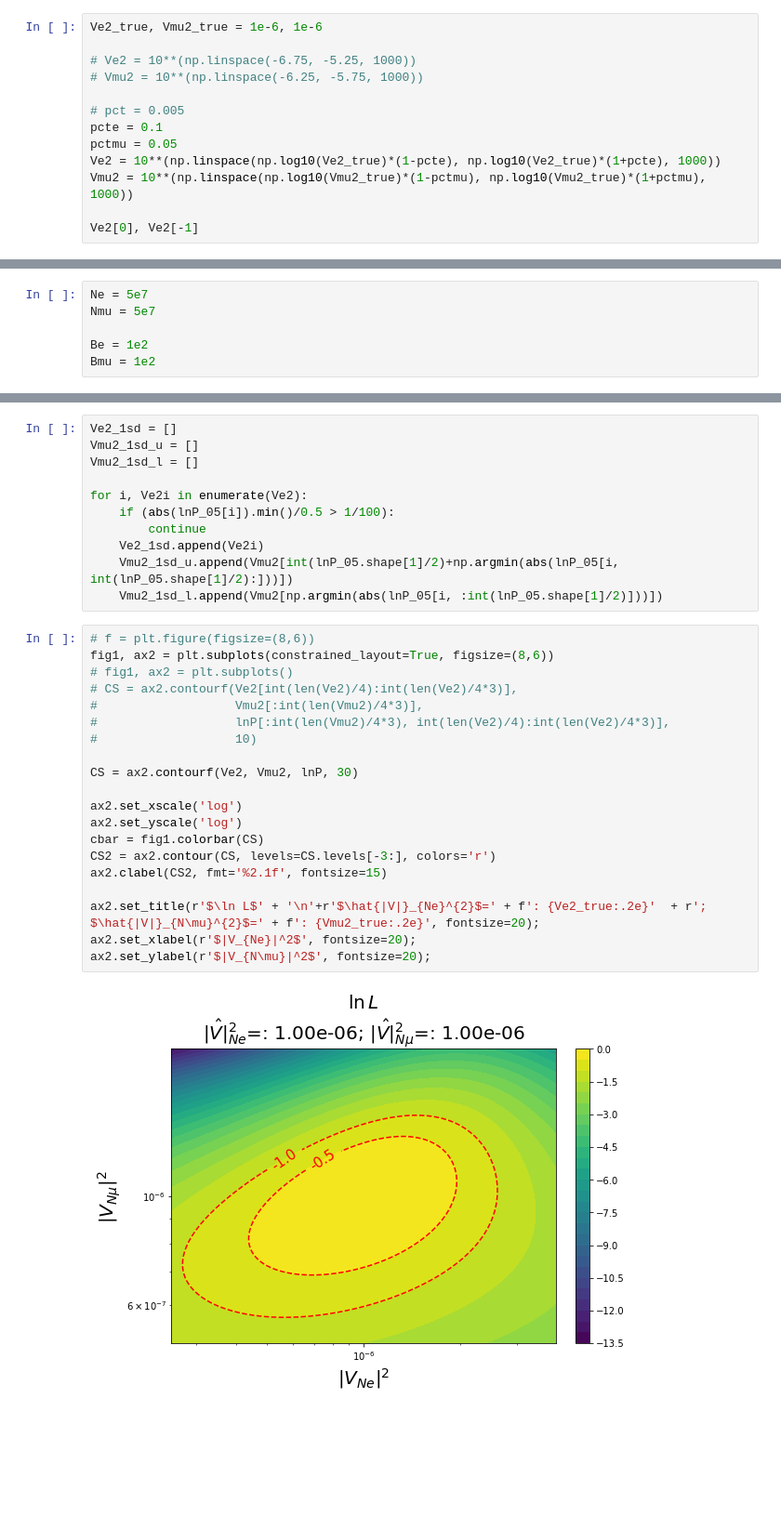
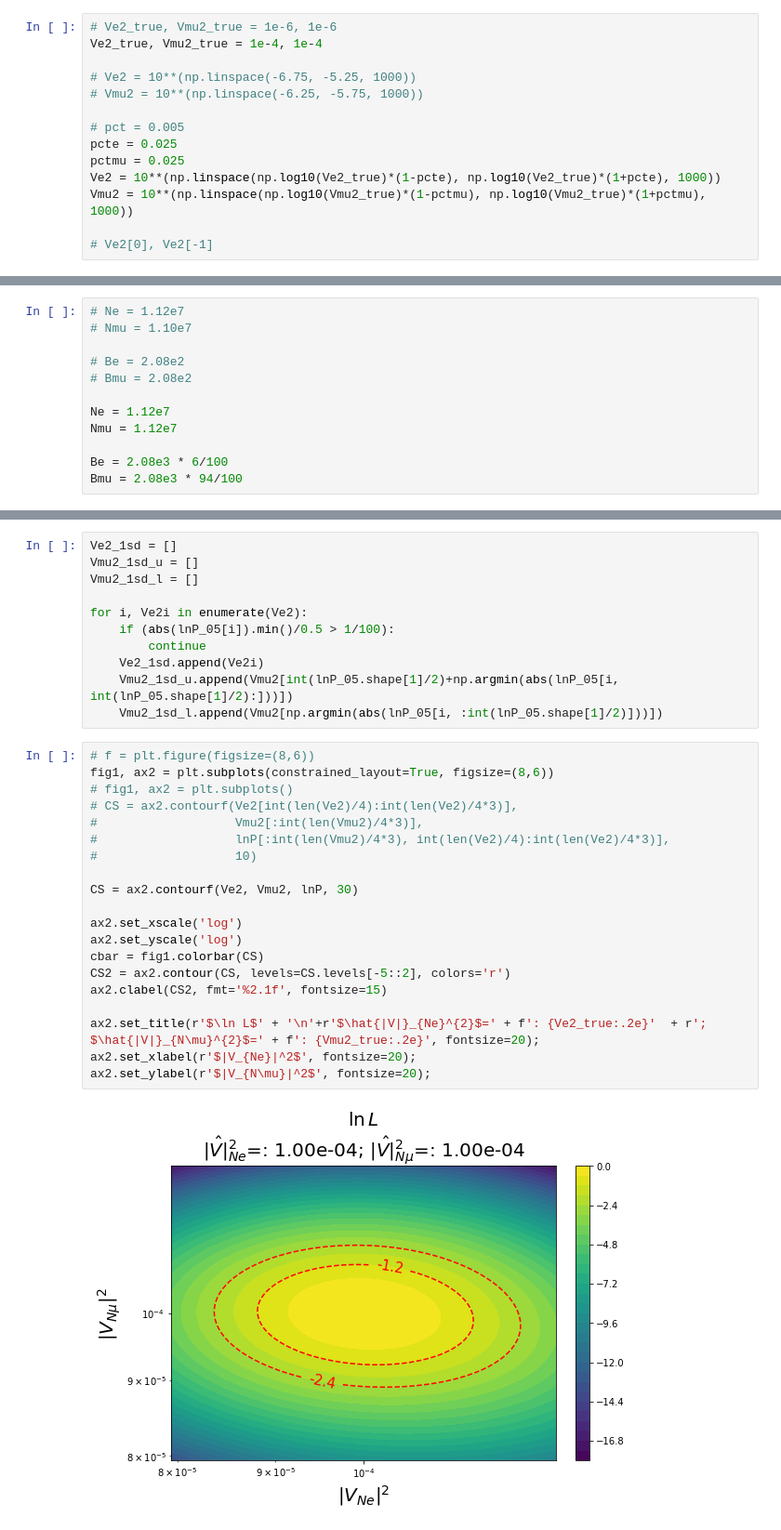
Before and after one commit to arock1/HNL_MuonCollider, a Jupyter notebook: N_ljj/python/Untitled.ipynb, the cells around one changed output, grey strips where cells are left out. Shown: that part at 93% size. Saved outputs shown, nothing was run; the diff lists cells and outputs as text; blank space fills up the shorter version.

```diff
--- a/N_ljj/python/Untitled.ipynb
+++ b/N_ljj/python/Untitled.ipynb
@@ -2,15 +2,16 @@
 import numpy as np
 import matplotlib.pyplot as plt
 # %%
-Ve2_true, Vmu2_true = 1e-6, 1e-6
+# Ve2_true, Vmu2_true = 1e-6, 1e-6
+Ve2_true, Vmu2_true = 1e-4, 1e-4
 
 # Ve2 = 10**(np.linspace(-6.75, -5.25, 1000))
 # Vmu2 = 10**(np.linspace(-6.25, -5.75, 1000))
 
 # pct = 0.005
-pcte = 0.1
-pctmu = 0.05
+pcte = 0.025
+pctmu = 0.025
 Ve2 = 10**(np.linspace(np.log10(Ve2_true)*(1-pcte), np.log10(Ve2_true)*(1+pcte), 1000))
 Vmu2 = 10**(np.linspace(np.log10(Vmu2_true)*(1-pctmu), np.log10(Vmu2_true)*(1+pctmu), 1000))
 
-Ve2[0], Ve2[-1]
+# Ve2[0], Ve2[-1]
@@ -19,9 +18,15 @@ Ve2[0], Ve2[-1]
 # %%
-Ne = 5e7
-Nmu = 5e7
+# Ne = 1.12e7
+# Nmu = 1.10e7
 
-Be = 1e2
-Bmu = 1e2
+# Be = 2.08e2
+# Bmu = 2.08e2
+
+Ne = 1.12e7
+Nmu = 1.12e7
+
+Be = 2.08e3 * 6/100
+Bmu = 2.08e3 * 94/100
 # %%
 def cal_lnP(Ve2, Vmu2, Ve2_true, Vmu2_true, Ne, Be, Nmu, Bmu):
     lmbd_e = (Ve2 * Vmu2)/(Ve2 + Vmu2) * Ne + Be
@@ -69,22 +65,22 @@ for i, Ve2i in enumerate(Ve2):
 # %%
 # f = plt.figure(figsize=(8,6))
 fig1, ax2 = plt.subplots(constrained_layout=True, figsize=(8,6))
 # fig1, ax2 = plt.subplots()
 # CS = ax2.contourf(Ve2[int(len(Ve2)/4):int(len(Ve2)/4*3)],
 #                   Vmu2[:int(len(Vmu2)/4*3)],
 #                   lnP[:int(len(Vmu2)/4*3), int(len(Ve2)/4):int(len(Ve2)/4*3)],
 #                   10)
 
 CS = ax2.contourf(Ve2, Vmu2, lnP, 30)
 
 ax2.set_xscale('log')
 ax2.set_yscale('log')
 cbar = fig1.colorbar(CS)
-CS2 = ax2.contour(CS, levels=CS.levels[-3:], colors='r')
+CS2 = ax2.contour(CS, levels=CS.levels[-5::2], colors='r')
 ax2.clabel(CS2, fmt='%2.1f', fontsize=15)
 
 ax2.set_title(r'$\ln L$' + '\n'+r'$\hat{|V|}_{Ne}^{2}$=' + f': {Ve2_true:.2e}'  + r'; $\hat{|V|}_{N\mu}^{2}$=' + f': {Vmu2_true:.2e}', fontsize=20);
 ax2.set_xlabel(r'$|V_{Ne}|^2$', fontsize=20);
 ax2.set_ylabel(r'$|V_{N\mu}|^2$', fontsize=20);
 # %% [output]
-[figure, old version]
+[figure, new version]
```
Also changed, not shown: parts of 2 cells of this notebook, 3 other files.
